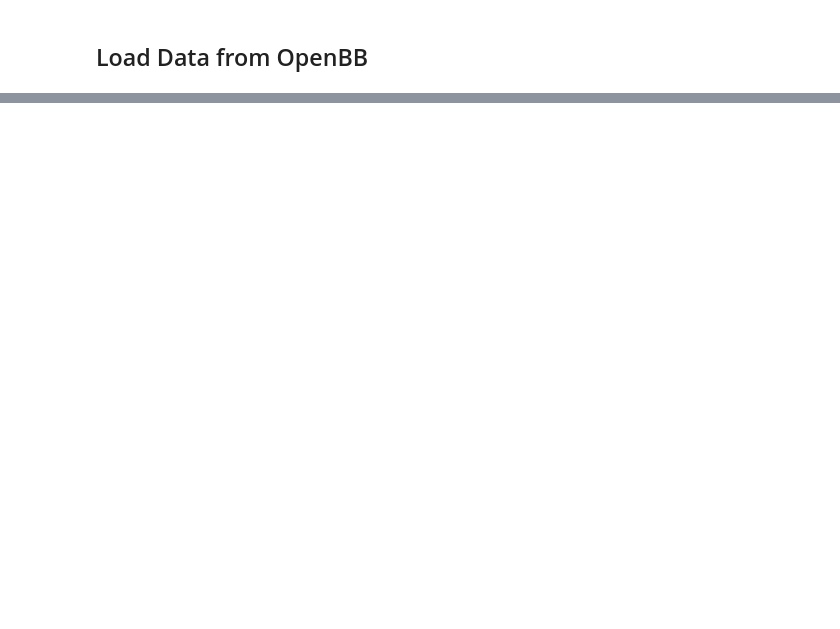
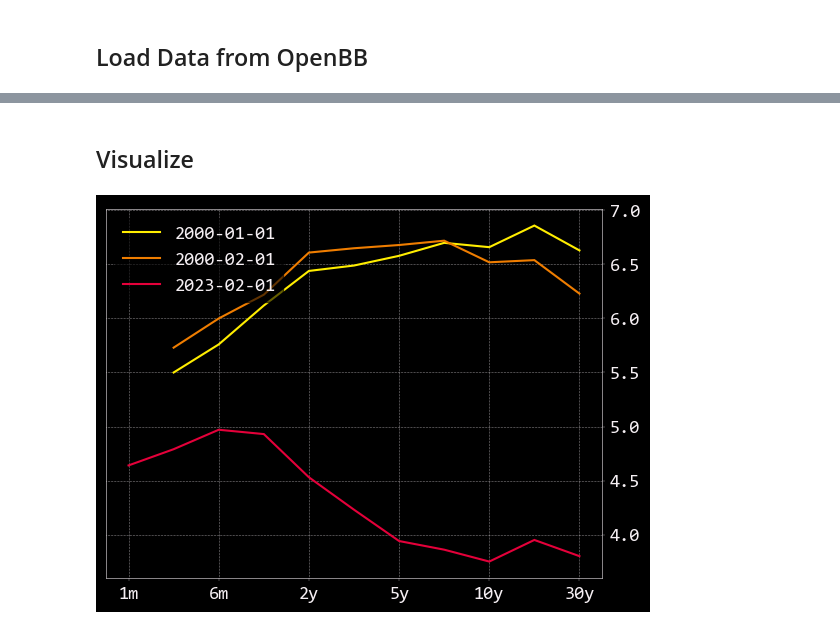
Before and after one commit to akaigraham/practical-deep-learning, a Jupyter notebook: yield-curve-viz/yield-curve.ipynb, the cells around one changed output, grey strips where cells are left out. Saved outputs shown, nothing was run; the diff lists cells and outputs as text; code cells hidden in the pictures; blank space fills up the shorter version.

Commit message:
visualize today's yield curve

```diff
--- a/yield-curve-viz/yield-curve.ipynb
+++ b/yield-curve-viz/yield-curve.ipynb
@@ -24,6 +23,6 @@ maturities = ['1m', '3m', '6m', '1y', '2y', '3y', '5y', '7y', '10y', '20y', '30y
 df = openbb.economy.treasury(
     instruments=['nominal'],
     maturities=maturities,
-    start_date='1980-01-01'
+    start_date='2000-01-01'
 )
 df.columns = maturities
@@ -44,0 +39,10 @@ An inverted yield curve occurs when yields on longer term maturities drop below
+# %% [markdown]
+## Visualize
+# %%
+df.loc['2000-01-01'].plot(label='2000-01-01')
+df.loc['2000-02-01'].plot(label='2000-02-01')
+df.loc['2023-02-01'].plot(label='2023-02-01')
+plt.legend()
+plt.show()
+# %% [output]
+[figure, added]
```
Also changed, not shown: parts of 12 cells of this notebook.
